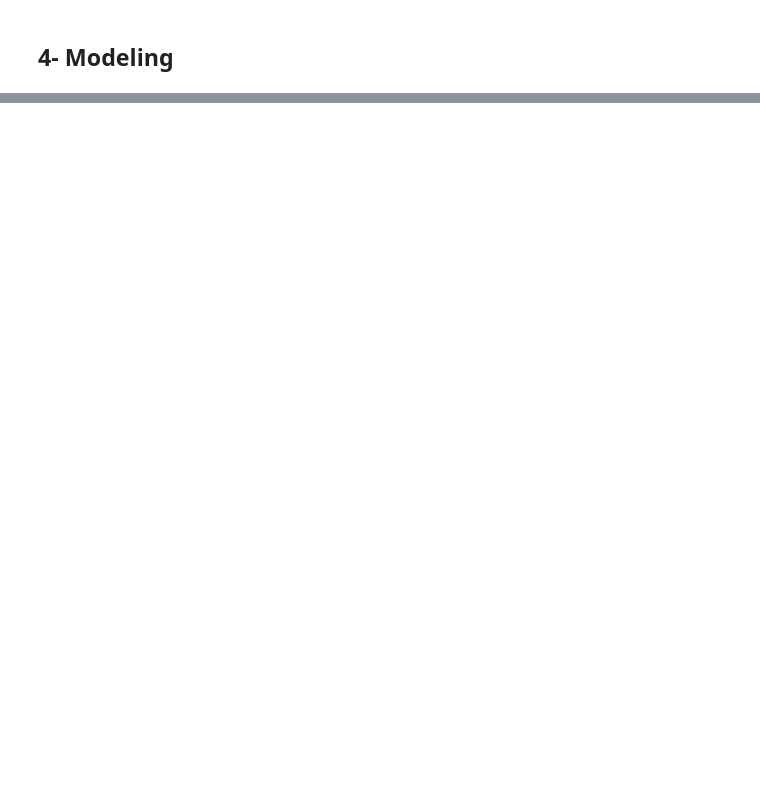
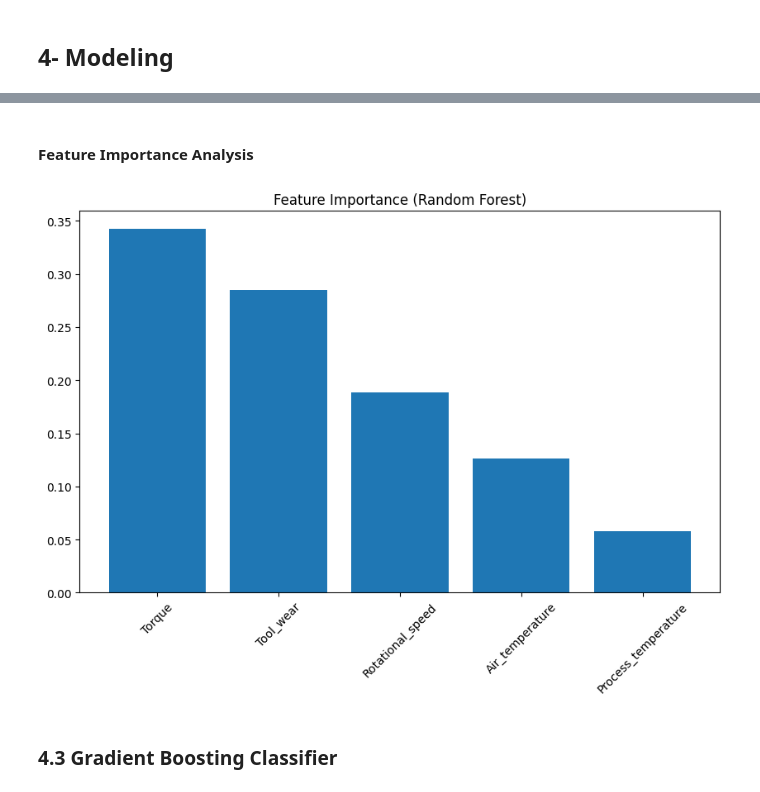
Before and after one commit to JakobBullinger/RAG-PredictiveMaintenance, a Jupyter notebook: 1-algorithm/Algorithm_01.ipynb, the cells around one changed output, grey strips where cells are left out. Drawn from its saved outputs; the diff is of its cells as text; code cells hidden in the pictures; blank space fills up the shorter version.

```diff
--- a/1-algorithm/Algorithm_01.ipynb
+++ b/1-algorithm/Algorithm_01.ipynb
@@ -423,0 +388,14 @@ Random Forest Accuracy: 0.99
+# %%
+# Train logistic regression model
+logreg_pipeline = Pipeline([
+    ('preprocessing', preprocessor),
+    ('smote', SMOTE(random_state=42)),
+    ('classifier', LogisticRegression(class_weight='balanced'))
+])
+
+# Fit Logistic Regression pipeline
+logreg_pipeline.fit(X_train, y_train)
+
+# Evaluate on test set
+y_pred_logreg = logreg_pipeline.predict(X_test)
+metrics_logreg = get_metrics(y_test, y_pred_logreg)
@@ -423,0 +418,13 @@ Random Forest Accuracy: 0.99
+# %%
+rf_pipeline = Pipeline([
+    ('preprocessing', preprocessor),
+    ('smote', SMOTE(random_state=42)),
+    ('classifier', RandomForestClassifier(class_weight='balanced', random_state=42))
+])
+
+# Fit Random Forest pipeline
+rf_pipeline.fit(X_train, y_train)
+
+# Evaluate on test set
+y_pred_rf = rf_pipeline.predict(X_test)
+metrics_rf = get_metrics(y_test, y_pred_rf)
@@ -423,0 +445,23 @@ Random Forest Accuracy: 0.99
+# %% [markdown]
+#### Feature Importance Analysis
+# %%
+# Extract the trained RandomForestClassifier from the pipeline
+rf_model = rf_pipeline.named_steps['classifier']
+
+# Get feature importances
+importances = rf_model.feature_importances_
+feature_names = X_train.columns
+
+# Sort feature importances
+indices = np.argsort(importances)[::-1]
+
+# Plotting of feature importance
+plt.figure(figsize=(10, 6))
+plt.bar(range(X_train.shape[1]), importances[indices], align="center")
+plt.xticks(range(X_train.shape[1]), np.array(feature_names)[indices], rotation=45)
+plt.title("Feature Importance (Random Forest)")
+plt.show()
+# %% [output]
+[figure, added]
+# %% [markdown]
+### 4.3 Gradient Boosting Classifier
```
Also changed, not shown: parts of 55 cells of this notebook, 2 other files.
